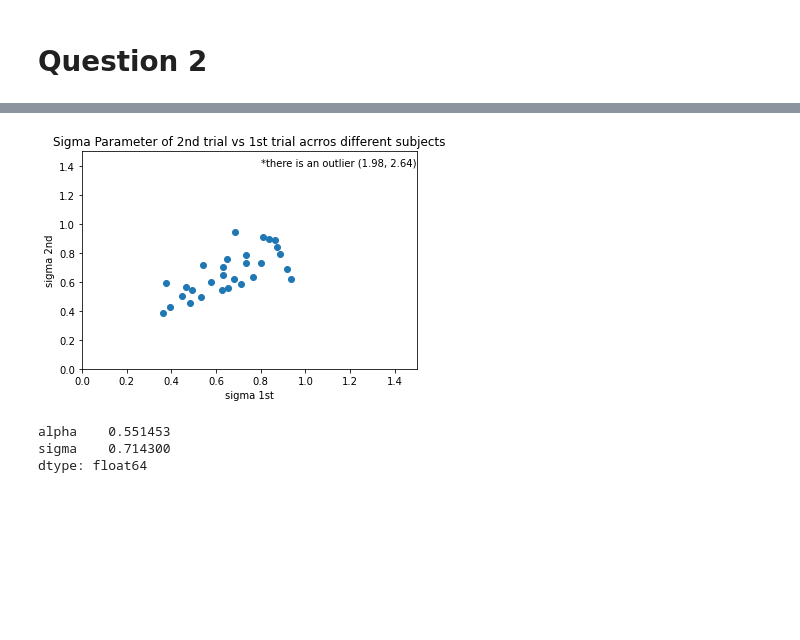
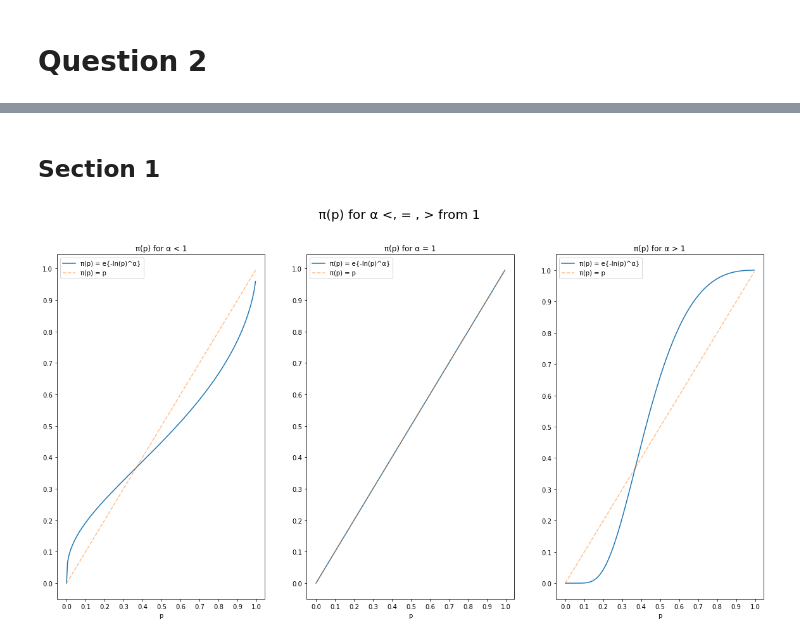
Before and after one commit to nadavWeisler/ComputationAndCognition, a Jupyter notebook: ex9/ex9.ipynb, the cells around one changed output, grey strips where cells are left out. Cells and saved outputs as stored; diff of their text form; code cells hidden in the pictures; blank space fills up the shorter version.

```diff
--- a/ex9/ex9.ipynb
+++ b/ex9/ex9.ipynb
@@ -206,17 +40,28 @@ plt.show()
-# %%
-plt.scatter(to_plot.loc[1,"sigma"], to_plot.loc[2,"sigma"])
-plt.title("Sigma Parameter of 2nd trial vs 1st trial acrros different subjects")
-plt.text(0.8,1.4, s="*there is an outlier (1.98, 2.64)")
-plt.xlabel("sigma 1st")
-plt.xlim(0,1.5)
-plt.ylim(0,1.5)
-plt.ylabel("sigma 2nd")
-plt.show()
-# %% [output]
-[figure, removed]
-# %%
-lm.mean()
-# %% [output]
-alpha    0.551453
-sigma    0.714300
-dtype: float64
+# %%
+class Constants:
+    pi = "\u03C0"
+    alpha = "\u03B1"
+    sigma = "\u03C3"
+# %% [markdown]
+## Section 1
+# %%
+p = np.arange(start=0.0, stop=1, step=0.005)
+params = [0.6, 1, 2.4]
+signs = ["<", "=", ">"]
+# %%
+fig, ax = plt.subplots(1, 3, figsize=(20, 10))
+for i in range(len(params)):
+    pi = np.exp(-((-np.log(p)) ** params[i]))
+
+    ax[i].plot(p, pi, label=Constants.pi + "(p) = e{-ln(p)^" + Constants.alpha + "}")
+    ax[i].set_title(label=Constants.pi + "(p) for " + Constants.alpha + " " + signs[i] + " 1")
+    ax[i].set_xlabel("p")
+    ax[i].plot(p, p, linestyle="--", alpha=0.5, label=Constants.pi + "(p) = p")
+    ax[i].set_xticks(np.arange(0, 1.01, step=0.1))
+    ax[i].set_yticks(np.arange(0, 1.01, step=0.1))
+    ax[i].legend()
+
+fig.suptitle(Constants.pi + "(p) for " + Constants.alpha + " <, = , > from 1", fontsize=20)
+plt.show()
+# %% [output]
+[figure, added]
```
Also changed, not shown: parts of 37 cells of this notebook, 1 other file.
